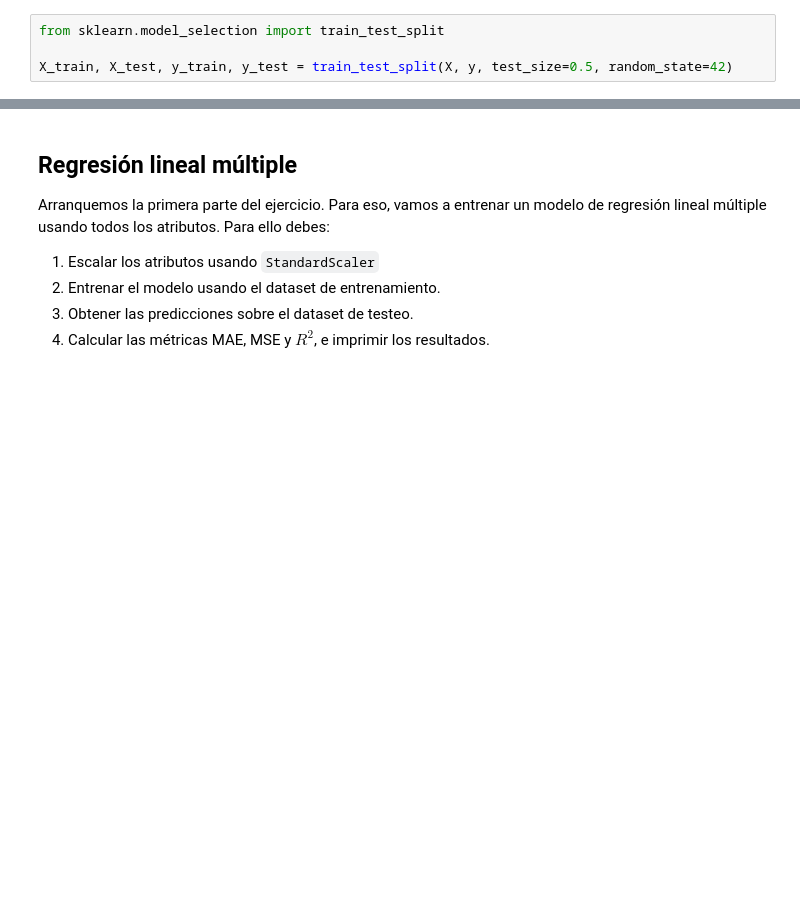
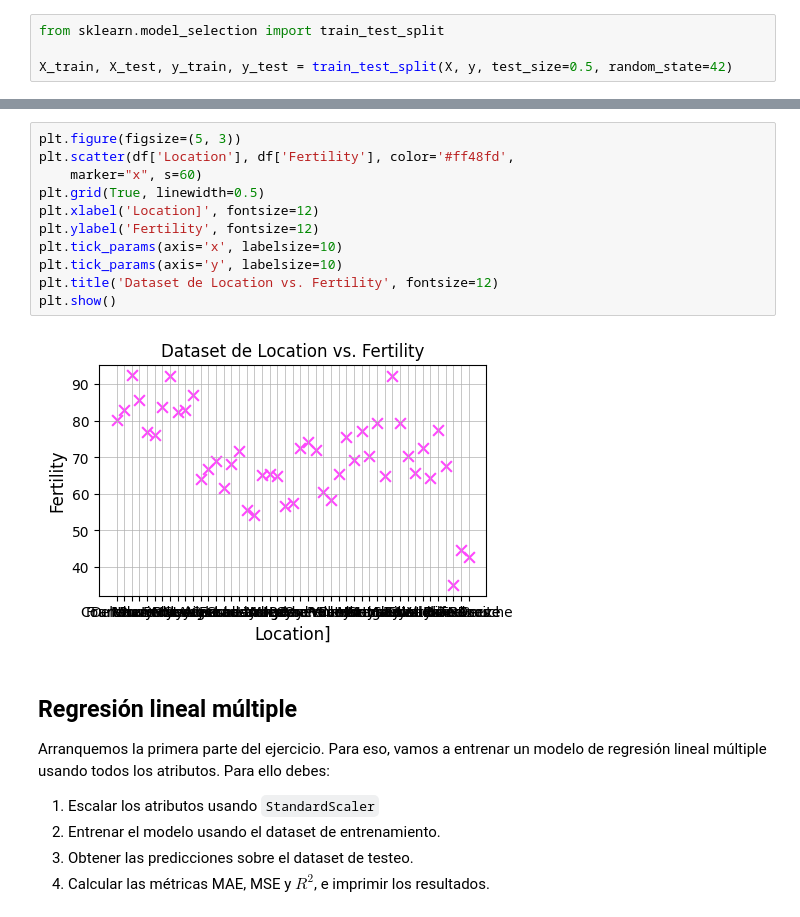
Before and after one commit to AlejoCNYT/intro_ia, a Jupyter notebook: clase5/exercise/swiss_reg.ipynb, the cells around one changed output, grey strips where cells are left out. Cells and saved outputs as stored; diff of their text form; blank space fills up the shorter version.

```diff
--- a/clase5/exercise/swiss_reg.ipynb
+++ b/clase5/exercise/swiss_reg.ipynb
@@ -54,3 +137,16 @@ X_train, X_test, y_train, y_test = train_test_split(X, y, test_size=0.5, random_
+# %%
+plt.figure(figsize=(5, 3))
+plt.scatter(df['Location'], df['Fertility'], color='#ff48fd',
+    marker="x", s=60)
+plt.grid(True, linewidth=0.5)
+plt.xlabel('Location]', fontsize=12)
+plt.ylabel('Fertility', fontsize=12)
+plt.tick_params(axis='x', labelsize=10)
+plt.tick_params(axis='y', labelsize=10)
+plt.title('Dataset de Location vs. Fertility', fontsize=12)
+plt.show()
+# %% [output]
+[figure, added]
 # %% [markdown]
 ## Regresión lineal múltiple
 
```
Also changed, not shown: parts of 12 cells of this notebook.
